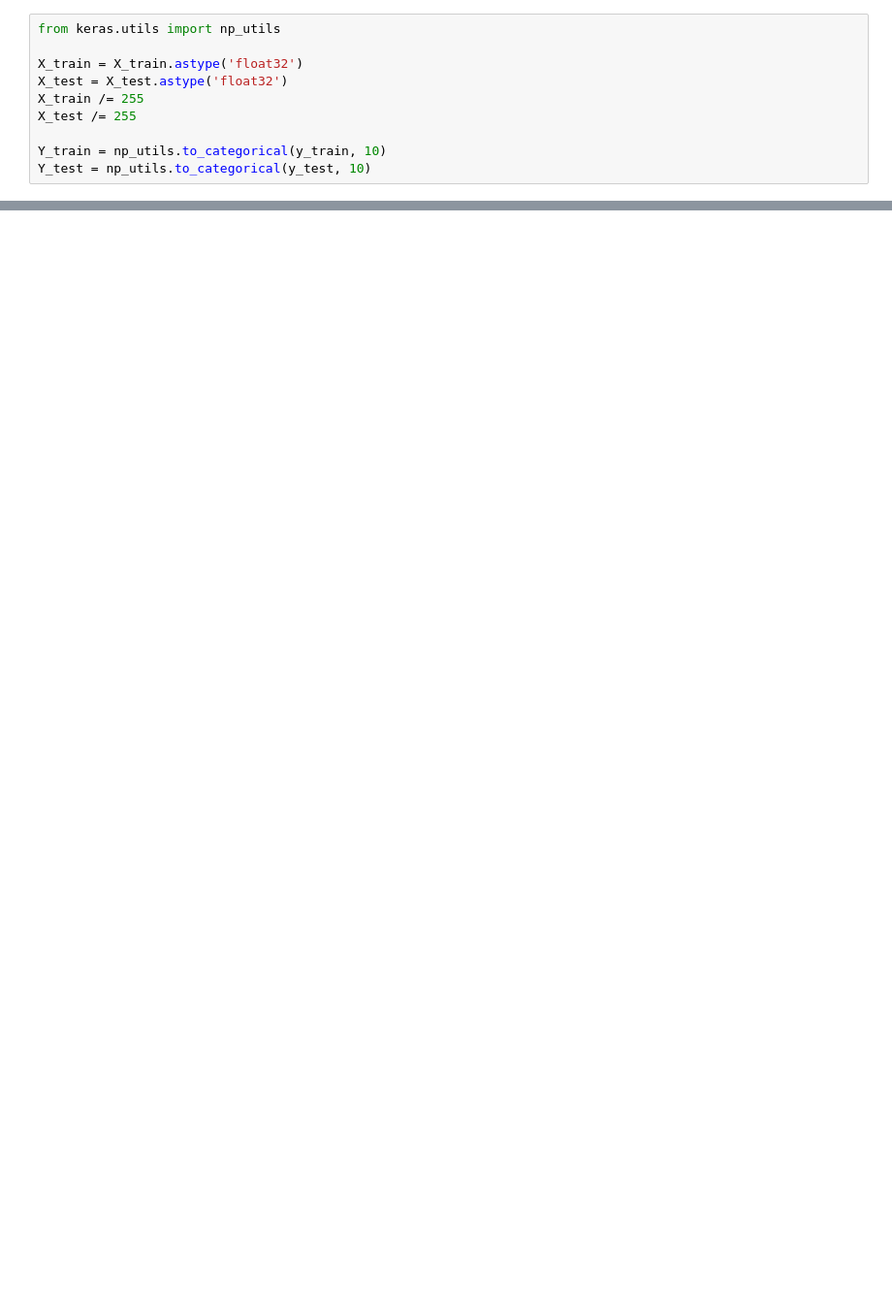
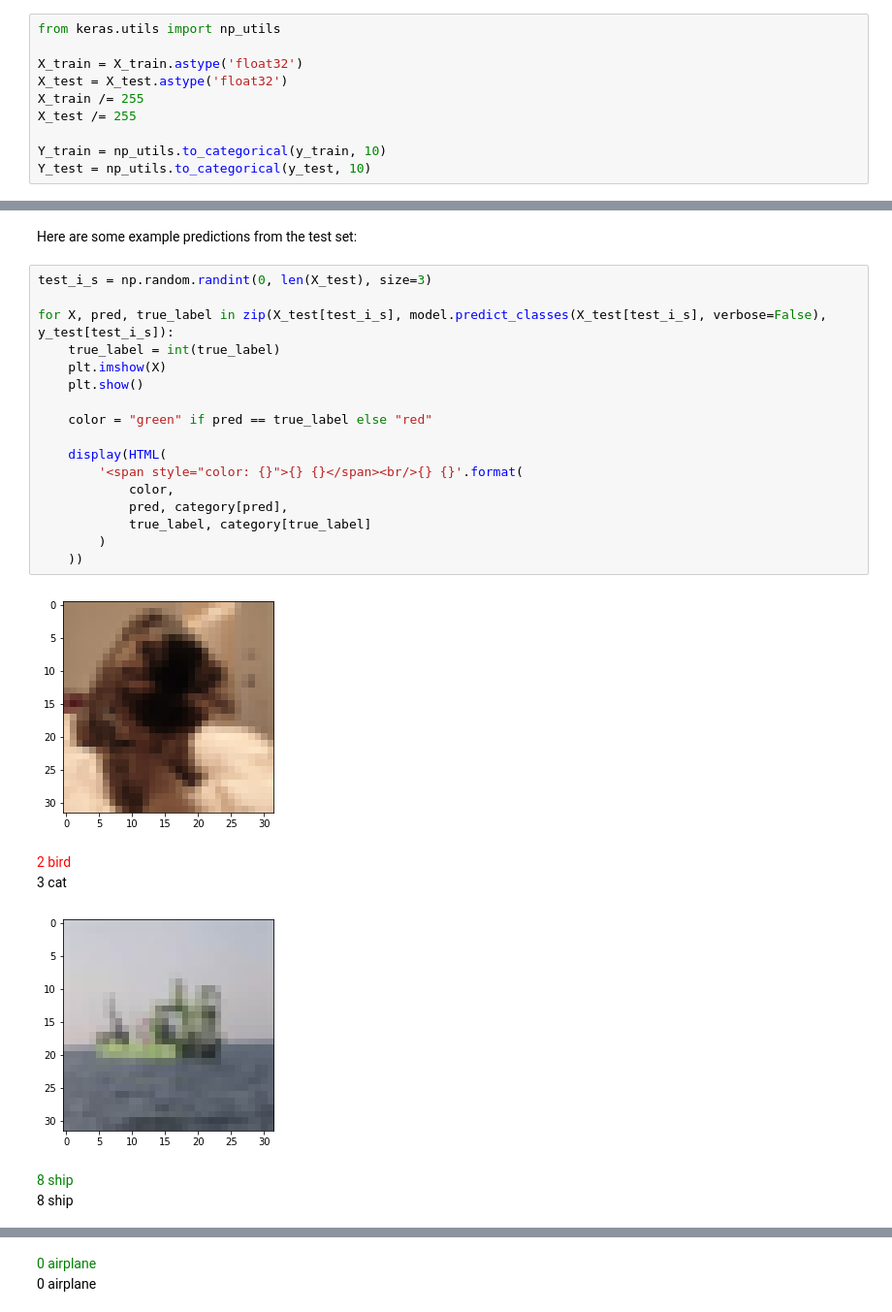
Before and after one commit to neingeist/ml-exercises, a Jupyter notebook: cifar10/cifar10.ipynb, the cells around one changed output, grey strips where cells are left out. Shown at 97% size. Cells and saved outputs as stored; diff of their text form; blank space fills up the shorter version.

```diff
--- a/cifar10/cifar10.ipynb
+++ b/cifar10/cifar10.ipynb
@@ -68,0 +119,26 @@ Epoch 66/200
+# %% [markdown]
+Here are some example predictions from the test set:
+# %%
+test_i_s = np.random.randint(0, len(X_test), size=3)
+
+for X, pred, true_label in zip(X_test[test_i_s], model.predict_classes(X_test[test_i_s], verbose=False), y_test[test_i_s]):
+    true_label = int(true_label)
+    plt.imshow(X)
+    plt.show()
+
+    color = "green" if pred == true_label else "red"
+
+    display(HTML(
+        '<span style="color: {}">{} {}</span><br/>{} {}'.format(
+            color,
+            pred, category[pred],
+            true_label, category[true_label]
+        )
+    ))
+# %% [output]
+[figure, added]
+2 bird
+3 cat
+[figure, added]
+8 ship
+8 ship
@@ -68,0 +146,2 @@ Epoch 66/200
+0 airplane
+0 airplane
```
Also changed, not shown: parts of 12 cells of this notebook, 3 other files.
